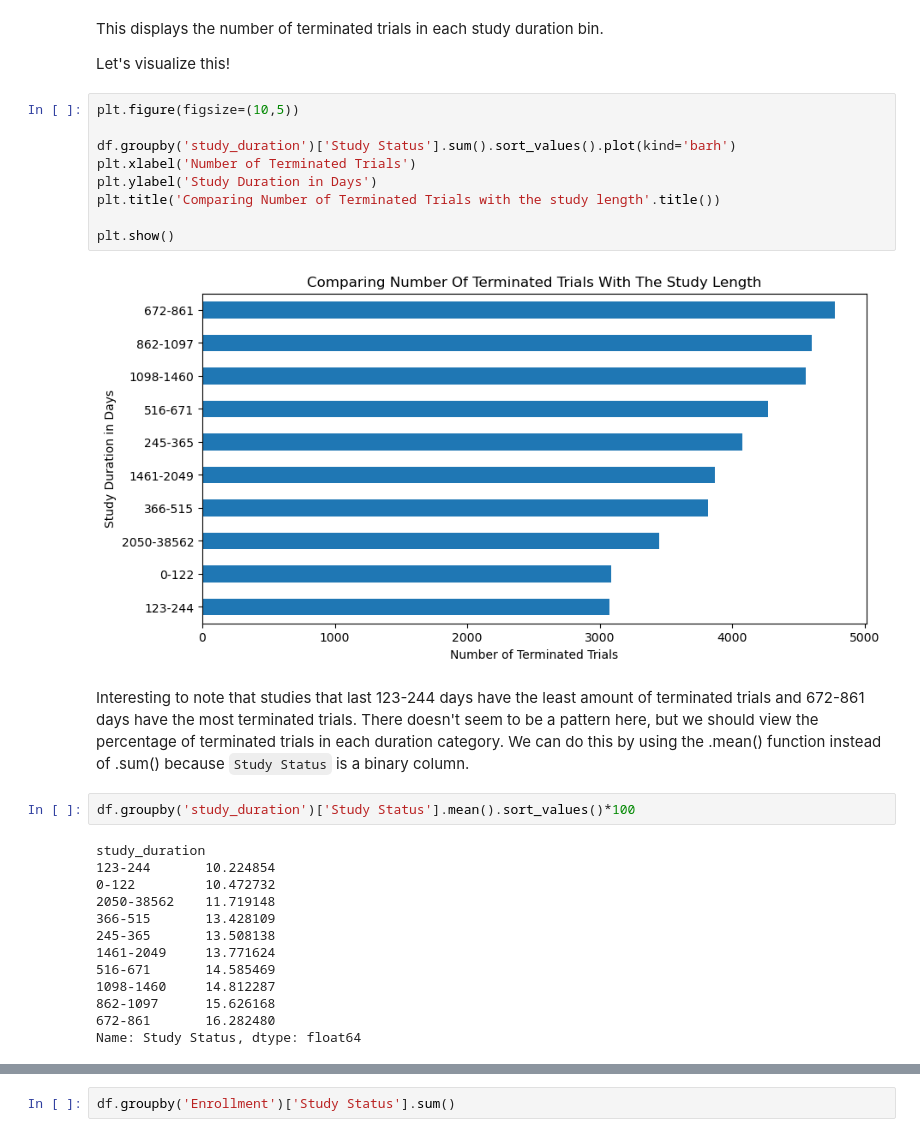
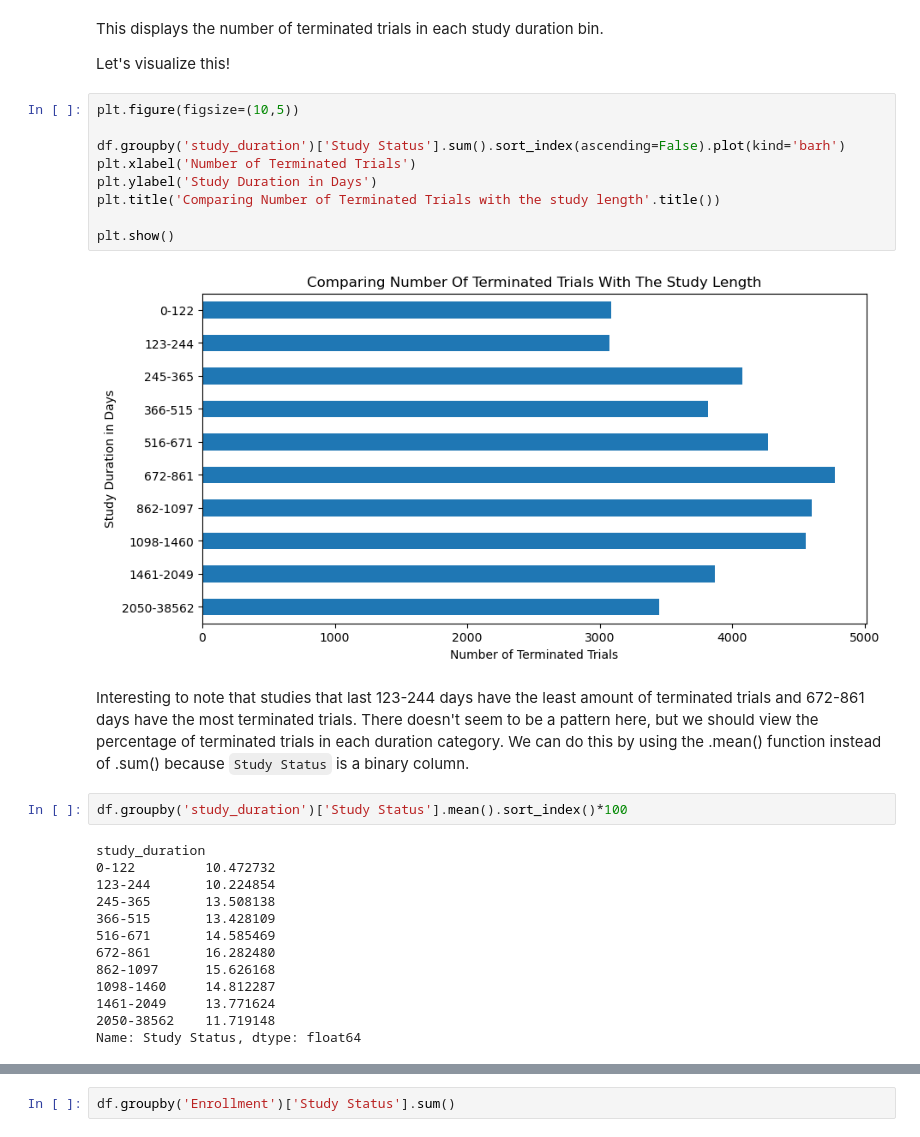
Before and after one commit to clem21chan/Clinical_Trials_Capstone, a Jupyter notebook: Notebooks/2_Preprocessing&EDA.ipynb, the cells around one changed output, grey strips where cells are left out. Cells and saved outputs as stored; diff of their text form.

```diff
--- a/Notebooks/2_Preprocessing&EDA.ipynb
+++ b/Notebooks/2_Preprocessing&EDA.ipynb
@@ -1404,28 +1333,28 @@ Let's visualize this!
 # %%
 plt.figure(figsize=(10,5))
 
-df.groupby('study_duration')['Study Status'].sum().sort_values().plot(kind='barh')
+df.groupby('study_duration')['Study Status'].sum().sort_index(ascending=False).plot(kind='barh')
 plt.xlabel('Number of Terminated Trials')
 plt.ylabel('Study Duration in Days')
 plt.title('Comparing Number of Terminated Trials with the study length'.title())
 
 plt.show()
 # %% [output]
-[figure, old version]
+[figure, new version]
 # %% [markdown]
 Interesting to note that studies that last 123-244 days have the least amount of terminated trials and 672-861 days have the most terminated trials. There doesn't seem to be a pattern here, but we should view the percentage of terminated trials in each duration category. We can do this by using the .mean() function instead of .sum() because `Study Status` is a binary column.
 # %%
-df.groupby('study_duration')['Study Status'].mean().sort_values()*100
+df.groupby('study_duration')['Study Status'].mean().sort_index()*100
 # %% [output]
 study_duration
+0-122         10.472732
 123-244       10.224854
-0-122         10.472732
+245-365       13.508138
+366-515       13.428109
+516-671       14.585469
+672-861       16.282480
+862-1097      15.626168
+1098-1460     14.812287
+1461-2049     13.771624
 2050-38562    11.719148
-366-515       13.428109
-245-365       13.508138
-1461-2049     13.771624
-516-671       14.585469
-1098-1460     14.812287
-862-1097      15.626168
-672-861       16.282480
 Name: Study Status, dtype: float64
```
Also changed, not shown: parts of 26 cells of this notebook, 1 other file.
